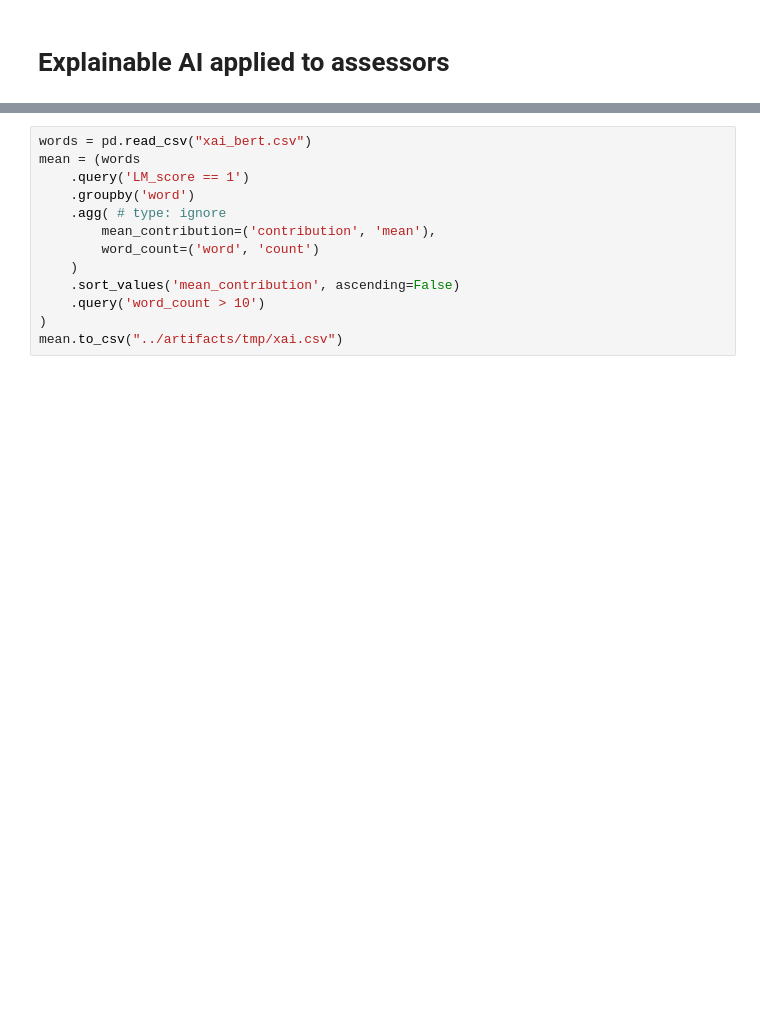
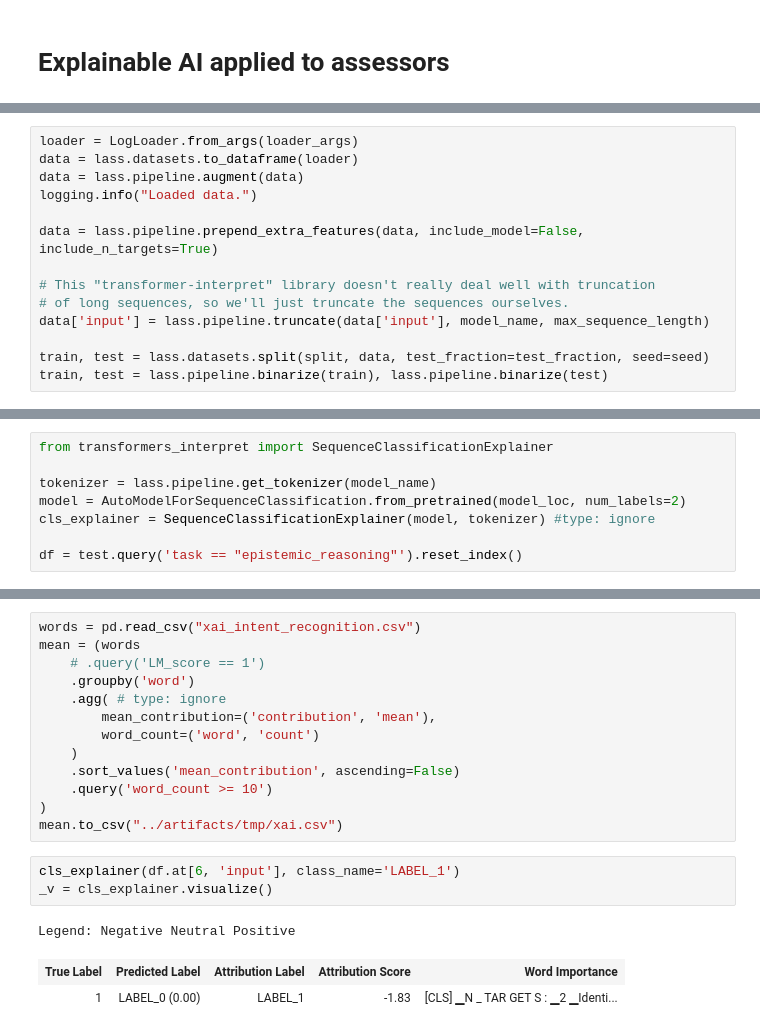
Before and after one commit to wschella/lass, a Jupyter notebook: notebooks/Exp_XAI.ipynb, the cells around one changed output, grey strips where cells are left out. Drawn from its saved outputs; the diff is of its cells as text; blank space fills up the shorter version.

```diff
--- a/notebooks/Exp_XAI.ipynb
+++ b/notebooks/Exp_XAI.ipynb
@@ -74,0 +37,14 @@ Parameter 'function'=<function truncate at 0x...> of the transform datasets.arro
+# %%
+loader = LogLoader.from_args(loader_args)
+data = lass.datasets.to_dataframe(loader)
+data = lass.pipeline.augment(data)
+logging.info("Loaded data.")
+
+data = lass.pipeline.prepend_extra_features(data, include_model=False, include_n_targets=True)
+
+# This "transformer-interpret" library doesn't really deal well with truncation
+# of long sequences, so we'll just truncate the sequences ourselves.
+data['input'] = lass.pipeline.truncate(data['input'], model_name, max_sequence_length)
+
+train, test = lass.datasets.split(split, data, test_fraction=test_fraction, seed=seed)
+train, test = lass.pipeline.binarize(train), lass.pipeline.binarize(test)
@@ -74,0 +60,8 @@ Parameter 'function'=<function truncate at 0x...> of the transform datasets.arro
+# %%
+from transformers_interpret import SequenceClassificationExplainer
+
+tokenizer = lass.pipeline.get_tokenizer(model_name)
+model = AutoModelForSequenceClassification.from_pretrained(model_loc, num_labels=2)
+cls_explainer = SequenceClassificationExplainer(model, tokenizer) #type: ignore
+
+df = test.query('task == "epistemic_reasoning"').reset_index()
@@ -116,13 +94,20 @@ for index, instance in enumerate(truncated_datasets['test']):
 # %%
-words = pd.read_csv("xai_bert.csv")
+words = pd.read_csv("xai_intent_recognition.csv")
 mean = (words
-    .query('LM_score == 1')
+    # .query('LM_score == 1')
     .groupby('word')
     .agg( # type: ignore
         mean_contribution=('contribution', 'mean'),
         word_count=('word', 'count')
     )
     .sort_values('mean_contribution', ascending=False)
-    .query('word_count > 10')
+    .query('word_count >= 10')
 )
 mean.to_csv("../artifacts/tmp/xai.csv")
+# %%
+cls_explainer(df.at[6, 'input'], class_name='LABEL_1')
+_v = cls_explainer.visualize()
+# %% [output]
+Legend: Negative Neutral Positive
+| True Label | Predicted Label | Attribution Label | Attribution Score | Word Importance |
+| 1 | LABEL_0 (0.00) | LABEL_1 | -1.83 | [CLS] ▁N _ TAR GET S : ▁2 ▁Identi... |
```
Also changed, not shown: parts of 8 cells of this notebook, 4 other files.
